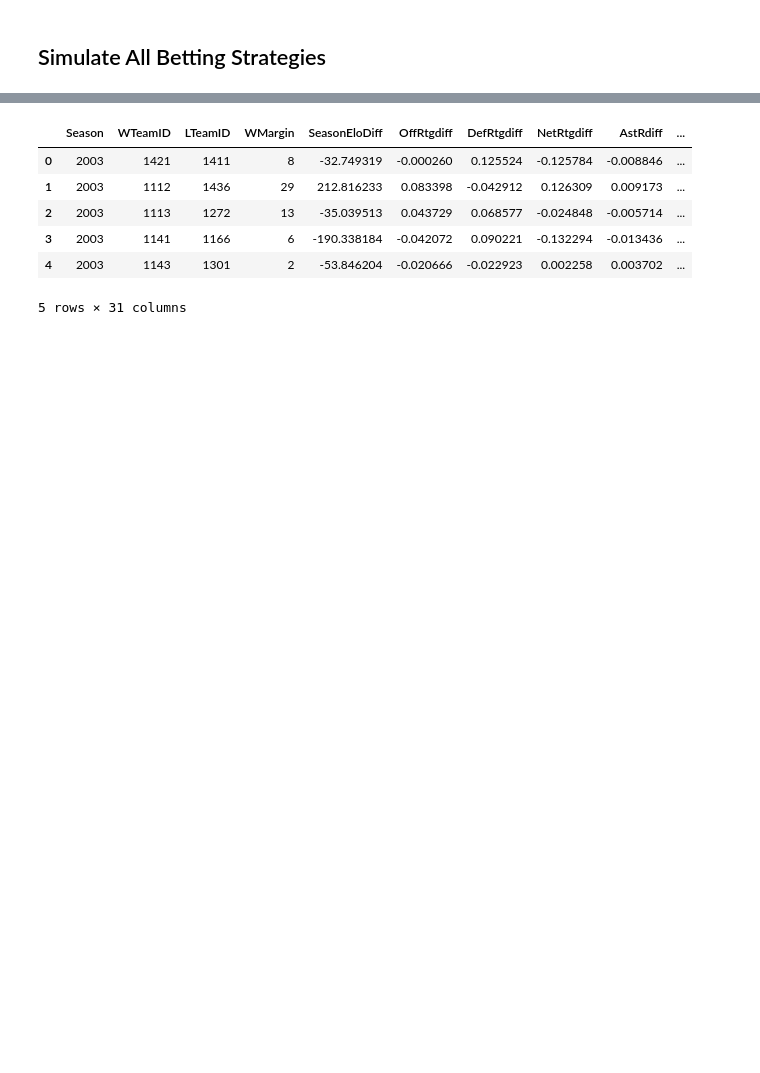
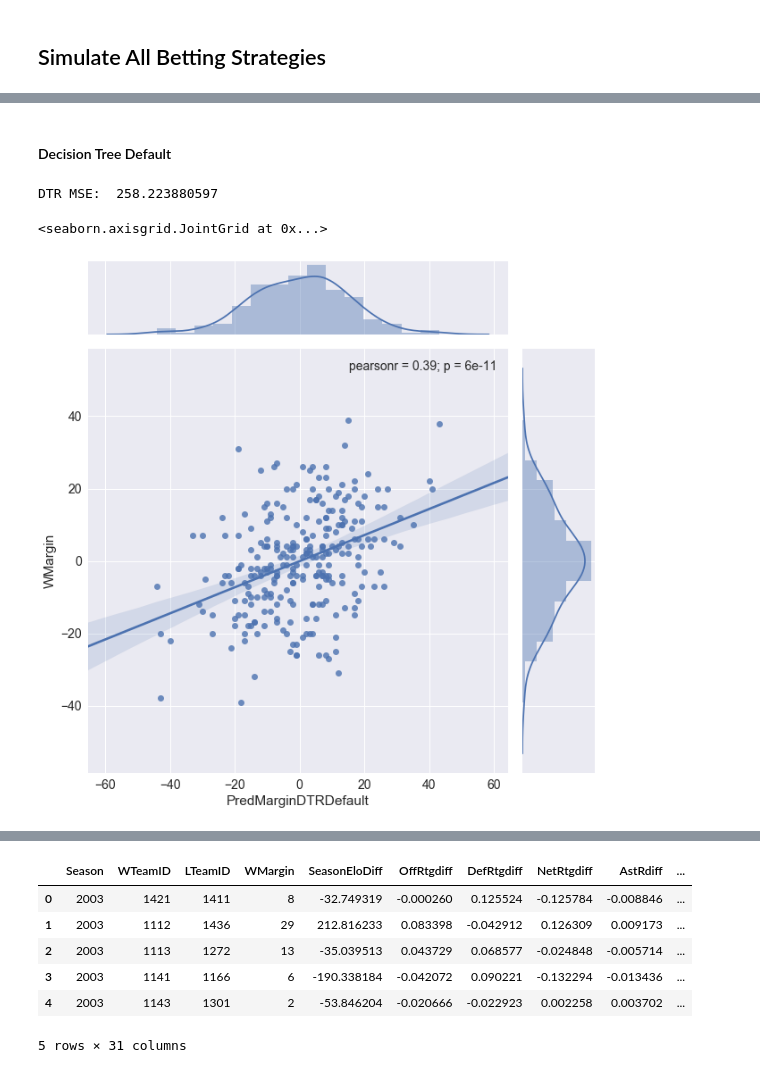
Before and after one commit to victoreram/Springboard-Data-Science, a Jupyter notebook: NCAABBPrediction/MLAdvancedStats.ipynb, the cells around one changed output, grey strips where cells are left out. Drawn from its saved outputs; the diff is of its cells as text; code cells hidden in the pictures; blank space fills up the shorter version.

```diff
--- a/NCAABBPrediction/MLAdvancedStats.ipynb
+++ b/NCAABBPrediction/MLAdvancedStats.ipynb
@@ -909,0 +996,16 @@ plt.savefig(cwd+"\\Documents\\bets_all.png")
+# %% [markdown]
+#### Decision Tree Default
+# %%
+dtr = DecisionTreeRegressor(random_state=42018)
+dtr.fit(X_train, y_train)
+y_pred = dtr.predict(X_test)
+odds_tourney_raw = simulate_betting(odds_tourney_raw, y_pred, 'DTRDefault')
+mse = mean_squared_error(y_true, y_pred)
+model_name = 'DTRDefaultRaw'
+mses[model_name] = mse
+print("DTR MSE: ", mse)
+sns.jointplot(data=odds_tourney_raw, x='PredMarginDTRDefault', y='WMargin', kind='reg', size=9)
+# %% [output]
+DTR MSE:  258.223880597
+<seaborn.axisgrid.JointGrid at 0x...>
+[figure, added]
```
Also changed, not shown: parts of 23 cells of this notebook.
